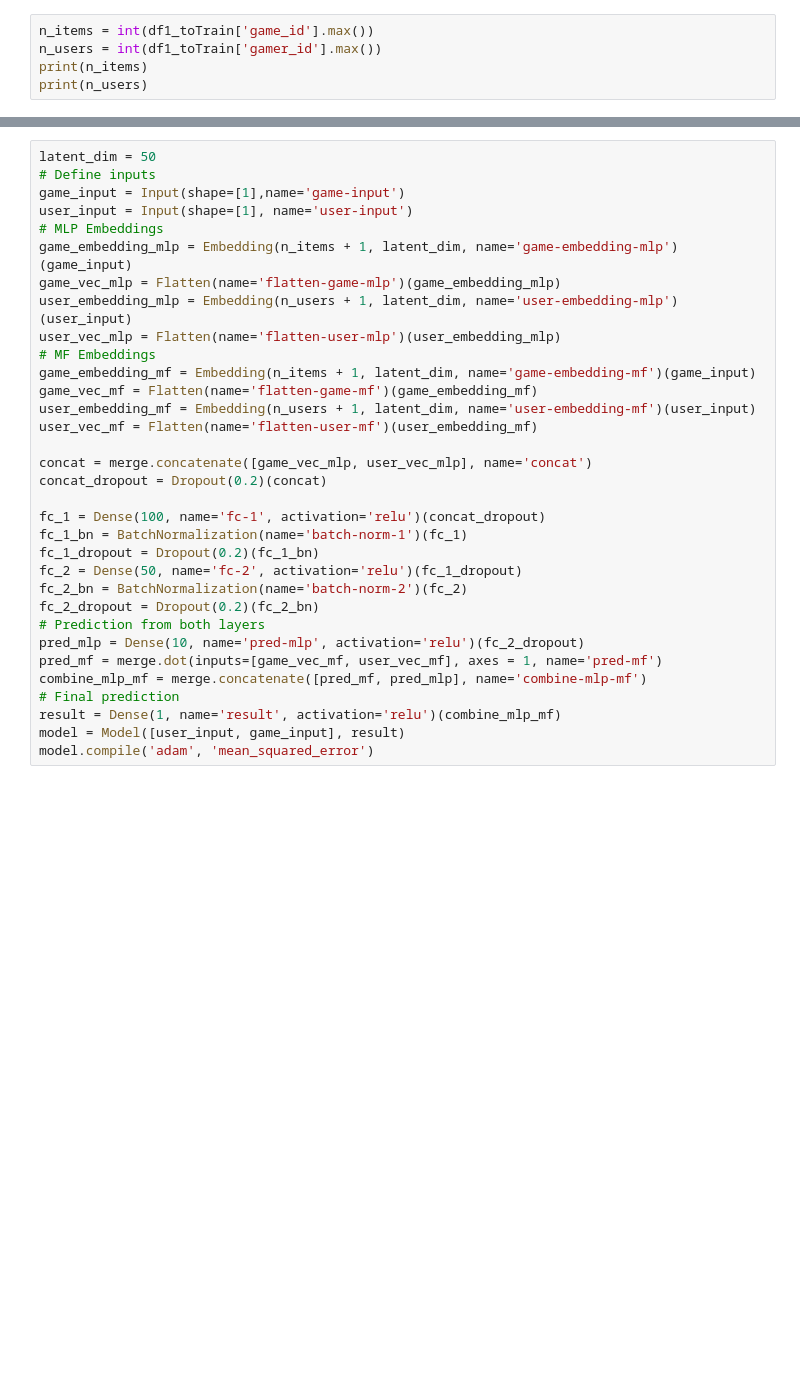
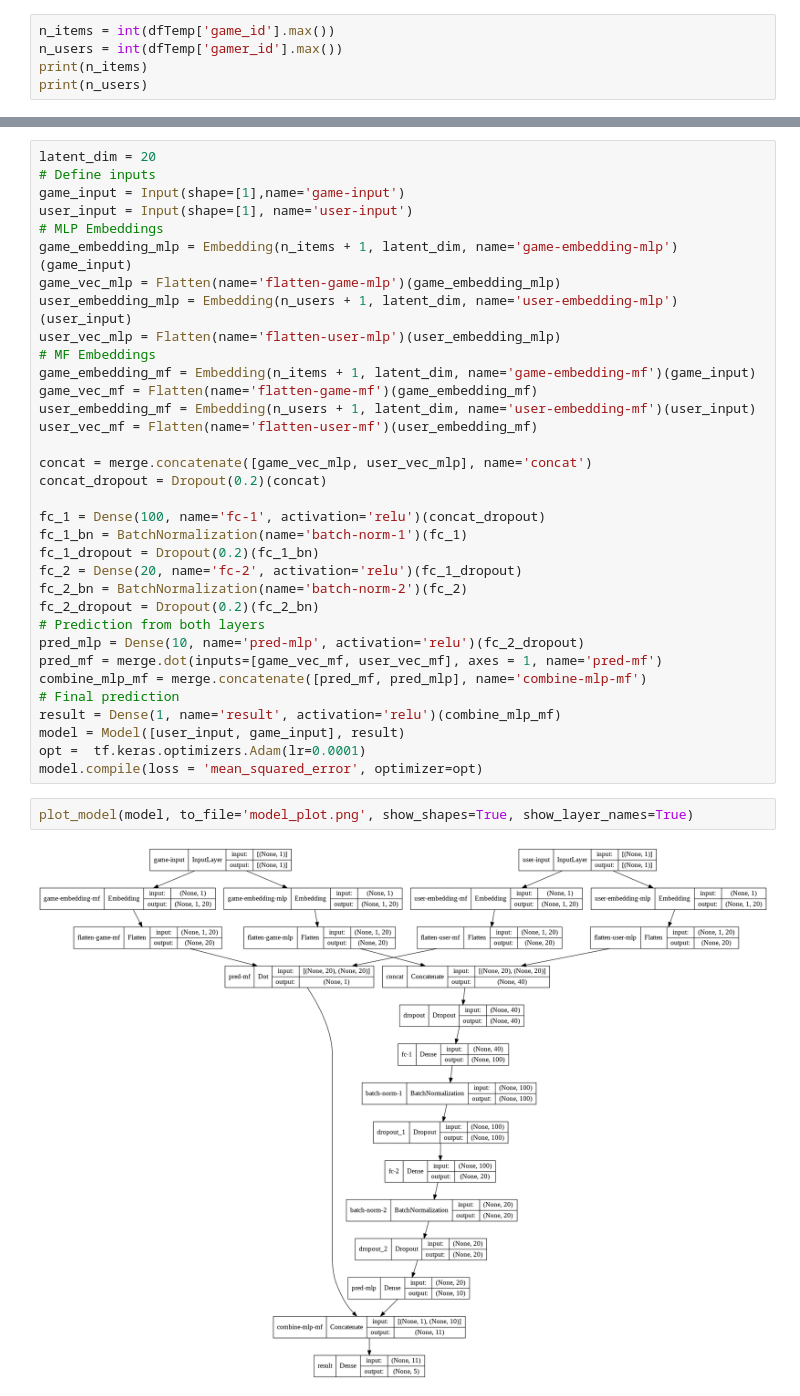
Before and after one commit to ymavruk/The-Recommended-Group-2021, a Jupyter notebook: Methods/Model2_DNN.ipynb, the cells around one changed output, grey strips where cells are left out. Saved outputs shown, nothing was run; the diff lists cells and outputs as text; blank space fills up the shorter version.

```diff
--- a/Methods/Model2_DNN.ipynb
+++ b/Methods/Model2_DNN.ipynb
@@ -42,6 +113,6 @@ print(df1_toTrain.shape)
 # %%
-n_items = int(df1_toTrain['game_id'].max())
-n_users = int(df1_toTrain['gamer_id'].max())
+n_items = int(dfTemp['game_id'].max())
+n_users = int(dfTemp['gamer_id'].max())
 print(n_items)
 print(n_users)
 # %% [output]
@@ -50,5 +121,5 @@ print(n_users)
 # %%
-latent_dim = 50
+latent_dim = 20
 # Define inputs
 game_input = Input(shape=[1],name='game-input')
 user_input = Input(shape=[1], name='user-input')
@@ -69,7 +140,7 @@ concat_dropout = Dropout(0.2)(concat)
 fc_1 = Dense(100, name='fc-1', activation='relu')(concat_dropout)
 fc_1_bn = BatchNormalization(name='batch-norm-1')(fc_1)
 fc_1_dropout = Dropout(0.2)(fc_1_bn)
-fc_2 = Dense(50, name='fc-2', activation='relu')(fc_1_dropout)
+fc_2 = Dense(20, name='fc-2', activation='relu')(fc_1_dropout)
 fc_2_bn = BatchNormalization(name='batch-norm-2')(fc_2)
 fc_2_dropout = Dropout(0.2)(fc_2_bn)
 # Prediction from both layers
@@ -79,7 +150,12 @@ combine_mlp_mf = merge.concatenate([pred_mf, pred_mlp], name='combine-mlp-mf')
 # Final prediction
 result = Dense(1, name='result', activation='relu')(combine_mlp_mf)
 model = Model([user_input, game_input], result)
-model.compile('adam', 'mean_squared_error')
+opt =  tf.keras.optimizers.Adam(lr=0.0001)
+model.compile(loss = 'mean_squared_error', optimizer=opt)
+# %%
+plot_model(model, to_file='model_plot.png', show_shapes=True, show_layer_names=True)
+# %% [output]
+[figure, added]
 # %%
 history = model.fit([train.gamer_id, train.game_id], train.rating1, epochs=100, verbose=1)
 # %% [output]
```
Also changed, not shown: parts of 31 cells of this notebook.
